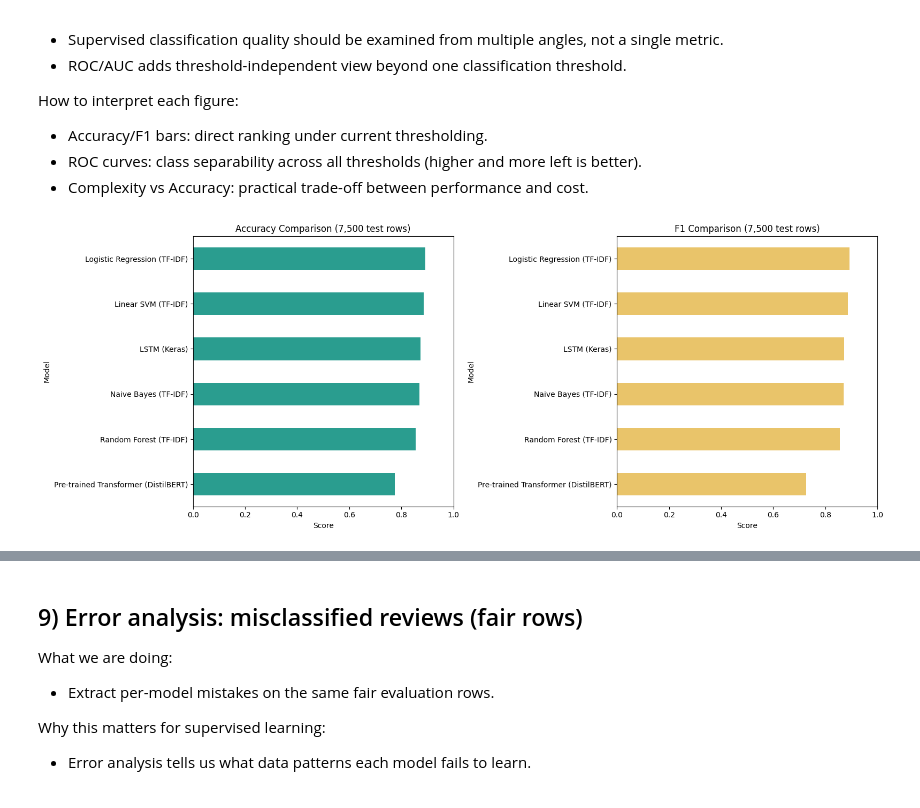
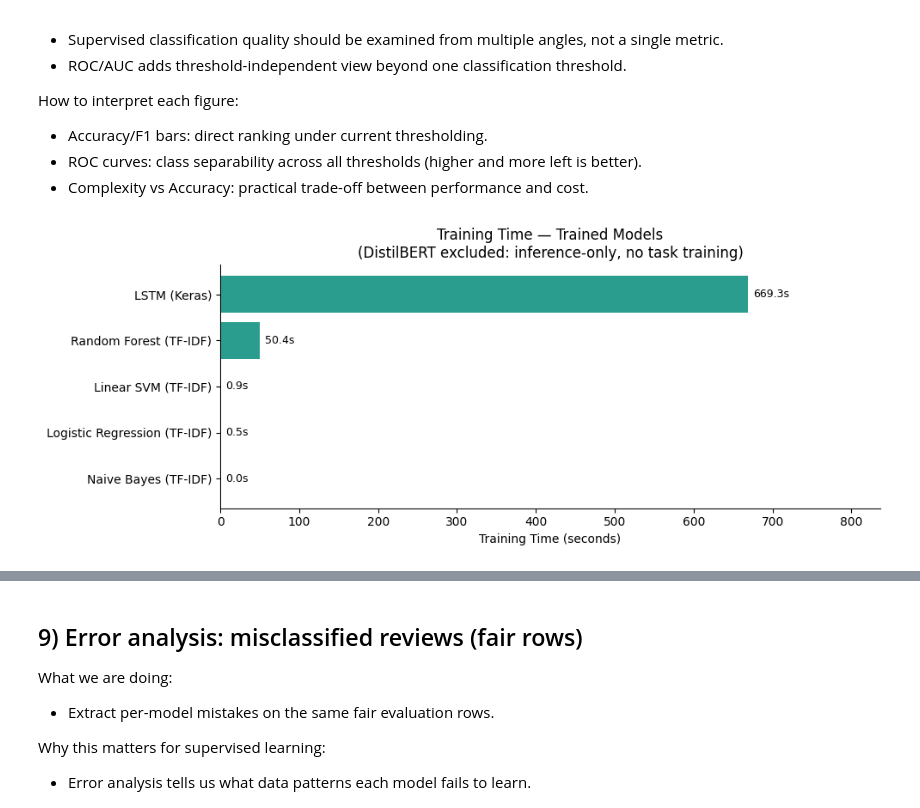
Before and after one commit to Lidizz/imdb-sentiment-analysis, a Jupyter notebook: notebooks/05_model_comparison.ipynb, the cells around one changed output, grey strips where cells are left out. Cells and saved outputs as stored; diff of their text form; code cells hidden in the pictures.

Commit message:
update and adding raw text to BERT + re run

```diff
--- a/notebooks/05_model_comparison.ipynb
+++ b/notebooks/05_model_comparison.ipynb
@@ -198,7 +248,10 @@ X_test_dl = pad_sequences(test_sequences, maxlen=max_sequence_length, padding='p
 
 
 
+import time as _time
+_t0 = _time.perf_counter()
 lstm_prob = lstm_model.predict(X_test_dl, verbose=0).reshape(-1)
+inference_times['LSTM (Keras)'] = _time.perf_counter() - _t0
 
 lstm_pred = (lstm_prob >= 0.5).astype(int)
 
@@ -308,18 +368,19 @@ All six models are evaluated on the same 7,500 test rows.
 Classic model and LSTM predictions are aliased here into `predictions_common`
 and `scores_common` so all downstream cells use a single consistent interface.
 # %%
-# All models evaluated on the same 7,500 rows — no sub-sampling.
-# Alias into common-sample variables for downstream compatibility.
-y_test_common = y_test_sample  # same as y_test_np (7,500 rows)
+# predictions_common / scores_common hold the 5 trained models.
+# COMMON_SAMPLE_SIZE rows for fast testing; raise to 7500 for delivery.
+n_common = min(COMMON_SAMPLE_SIZE, len(y_test))
+y_test_common = np.asarray(y_test).reshape(-1).astype(int)[:n_common]
 
 predictions_common = {}
 scores_common = {}
 
-model_keys = list(classic_models.keys()) + ['LSTM (Keras)', 'Pre-trained Transformer (DistilBERT)']
+model_keys = list(classic_models.keys()) + ['LSTM (Keras)']
 for model_name in model_keys:
-    predictions_common[model_name] = predictions[model_name]
-    scores_common[model_name] = scores[model_name]
+    predictions_common[model_name] = np.asarray(predictions[model_name])[:n_common]
+    scores_common[model_name]      = np.asarray(scores[model_name])[:n_common]
 
-print(f'Common-sample predictions ready for all models: {len(predictions_common)}')
-print(f'Common sample size: {len(y_test_common)}')
+print(f'Trained models ready: {len(predictions_common)} models, {n_common} rows each')
+print(f'DistilBERT: {BERT_SAMPLE_SIZE} rows | Raise both to 7500 before delivery.')
 # %% [output]
@@ -382,39 +510,91 @@ How to interpret each figure:
 # %%
 plot_df = comparison_df.copy()
 
-# ── Accuracy and F1 bar charts ──
+# ── Training time bar chart (trained models only) ──
+_train_df = plot_df[plot_df['training_time_s'].notna()].sort_values('training_time_s')
+if not _train_df.empty:
+    fig_t, ax_t = plt.subplots(figsize=(10, max(3, len(_train_df) * 0.8)))
+    bars = ax_t.barh(_train_df['model'], _train_df['training_time_s'],
+                     color=PALETTE['accuracy'])
+    ax_t.bar_label(bars, fmt='%.1fs', padding=4, fontsize=9)
+    ax_t.set_xlabel('Training Time (seconds)')
+    ax_t.set_title('Training Time — Trained Models\n(DistilBERT excluded: inference-only, no task training)')
+    ax_t.set_xlim(0, _train_df['training_time_s'].max() * 1.25)
+    for spine in ['top', 'right']: ax_t.spines[spine].set_visible(False)
+    fig_t.tight_layout()
+    _train_path = FIGURES_DIR / 'training_time_comparison.png'
+    fig_t.savefig(_train_path, dpi=150, bbox_inches='tight')
+    plt.show()
+    print(f'Saved -> {_train_path}')
+
+# ── Inference time (ms/sample) bar chart — all 7 models ──
+_inf_df = plot_df[plot_df['inference_per_sample_ms'].notna()].sort_values('inference_per_sample_ms')
+if not _inf_df.empty:
+    fig_i, ax_i = plt.subplots(figsize=(10, max(3, len(_inf_df) * 0.8)))
+    bars = ax_i.barh(_inf_df['model'], _inf_df['inference_per_sample_ms'],
+                     color=PALETTE['precision'])
+    ax_i.bar_label(bars, fmt='%.3fms', padding=4, fontsize=9)
+    ax_i.set_xlabel('Inference Time (ms / review)')
+    ax_i.set_title('Inference Speed — All Models\n(per-review cost; lower is faster)')
+    ax_i.set_xlim(0, _inf_df['inference_per_sample_ms'].max() * 1.3)
+    for spine in ['top', 'right']: ax_i.spines[spine].set_visible(False)
+    fig_i.tight_layout()
+    _inf_path = FIGURES_DIR / 'inference_time_comparison.png'
+    fig_i.savefig(_inf_path, dpi=150, bbox_inches='tight')
+    plt.show()
+    print(f'Saved -> {_inf_path}')
+
+
+# ── Accuracy and F1 bar charts (all 7 models) ──
 fig, axes = plt.subplots(1, 2, figsize=(16, 6))
 plot_df.sort_values('accuracy').plot.barh(
     x='model', y='accuracy', ax=axes[0], legend=False, color=PALETTE['accuracy'])
 plot_df.sort_values('f1').plot.barh(
     x='model', y='f1', ax=axes[1], legend=False, color=PALETTE['f1'])
-axes[0].set_title('Accuracy Comparison (7,500 test rows)')
-axes[1].set_title('F1 Comparison (7,500 test rows)')
+axes[0].set_title('Accuracy Comparison')
+axes[1].set_title('F1 Comparison')
 for ax in axes:
     ax.set_xlim(0.0, 1.0)
     ax.set_xlabel('Score')
     ax.set_ylabel('Model')
 fig.tight_layout()
 bar_path = FIGURES_DIR / 'accuracy_f1_comparison.png'
 fig.savefig(bar_path, dpi=150, bbox_inches='tight')
 plt.show()
 print(f'Saved -> {bar_path}')
 
 # ── ROC curves ──
-fig, ax = plt.subplots(figsize=(8, 7))
+# Trained models use 7,500 rows; DistilBERT variants use BERT_SAMPLE_SIZE rows.
+# All subsets are balanced (50/50), so AUC comparisons are meaningful.
+fig, ax = plt.subplots(figsize=(9, 7))
+
 for model_name, model_scores in scores_common.items():
     fpr, tpr, _ = roc_curve(y_test_common, np.asarray(model_scores).reshape(-1))
     roc_auc = auc(fpr, tpr)
     ax.plot(fpr, tpr, lw=2, label=f'{model_name} (AUC={roc_auc:.3f})')
+
+for name, prob, y_true_local in [
+    ('Pre-trained Transformer (DistilBERT)',           hf_prob,     y_test_sample),
+    ('Pre-trained Transformer (DistilBERT, raw text)', hf_prob_raw, y_test_raw_eval),
+]:
+    fpr, tpr, _ = roc_curve(y_true_local, prob)
+    roc_auc = auc(fpr, tpr)
+    ls = '--' if 'raw' in name else ':'
+    ax.plot(fpr, tpr, lw=2, linestyle=ls,
+            label=f'{name} (AUC={roc_auc:.3f}, n={BERT_SAMPLE_SIZE})')
+
 ax.plot([0, 1], [0, 1], linestyle='--', color='gray', lw=1)
-ax.set_title('ROC Curves — All Models (7,500 test rows)')
+ax.set_title(
+    f'ROC Curves — All Models\n'
+    f'(classic+LSTM: {len(y_test_common)} rows; DistilBERT: {BERT_SAMPLE_SIZE} rows)'
+)
 ax.set_xlabel('False Positive Rate')
 ax.set_ylabel('True Positive Rate')
-ax.legend(loc='lower right', fontsize=8)
+ax.legend(loc='lower right', fontsize=7)
 roc_path = FIGURES_DIR / 'roc_curves.png'
 fig.tight_layout()
 fig.savefig(roc_path, dpi=150, bbox_inches='tight')
 plt.show()
 print(f'Saved -> {roc_path}')
 # %% [output]
-[figure, old version]
+[figure, new version]
```
Also changed, not shown: parts of 9 cells of this notebook, 24 other files.
